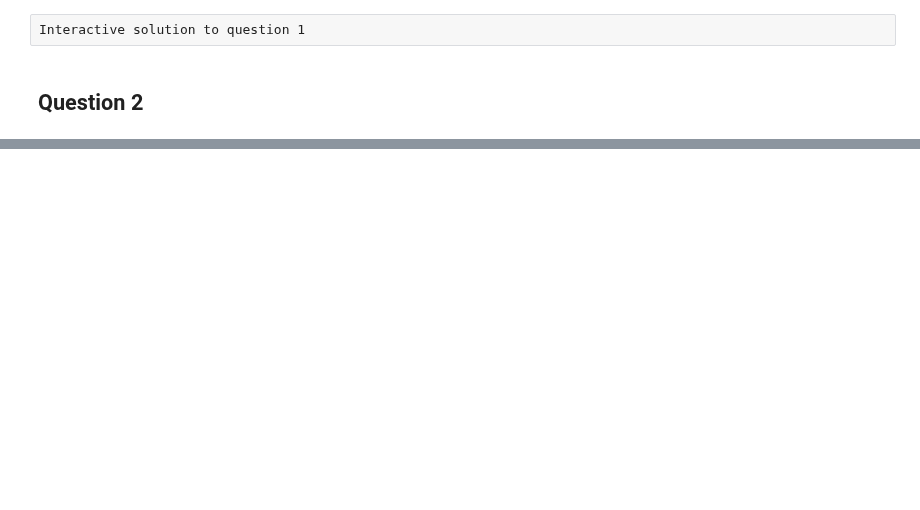
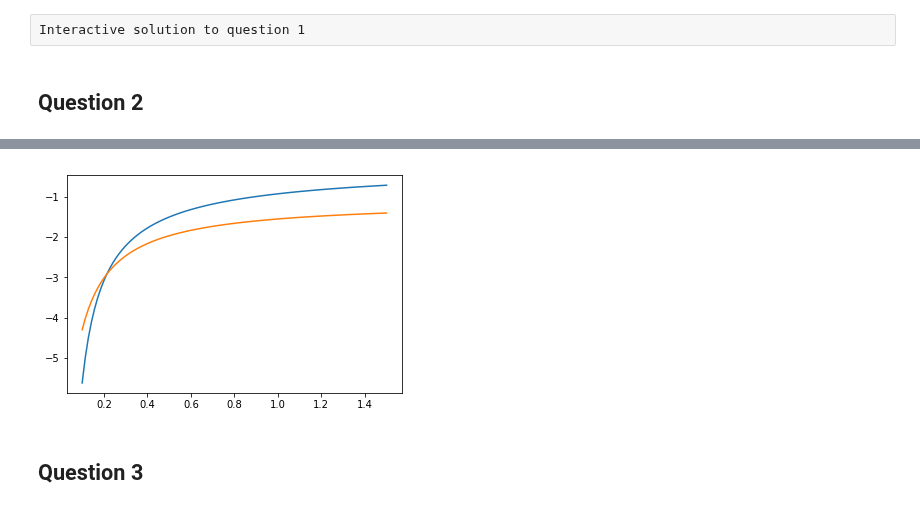
Before and after one commit to NumEconCopenhagen/projects-2019-al, a Jupyter notebook: examproject/August.ipynb, the cells around one changed output, grey strips where cells are left out. Drawn from its saved outputs; the diff is of its cells as text; code cells hidden in the pictures; blank space fills up the shorter version.

```diff
--- a/examproject/August.ipynb
+++ b/examproject/August.ipynb
@@ -200,0 +206,3 @@ h_vec = np.linspace(0.1,1.5,100)
+# %%
+x = utility_2(h_vec,w,1,rho,gamma,beta,delta,1)
+y = utility_2(h_vec,w,0,rho,gamma,beta,delta,1)
@@ -200,0 +224,8 @@ h_vec = np.linspace(0.1,1.5,100)
+# %%
+plt.plot(h_vec,x)
+plt.plot(h_vec,y)
+plt.show()
+# %% [output]
+[figure, added]
+# %% [markdown]
+## Question 3
```
Also changed, not shown: parts of 14 cells of this notebook, 1 other file.
